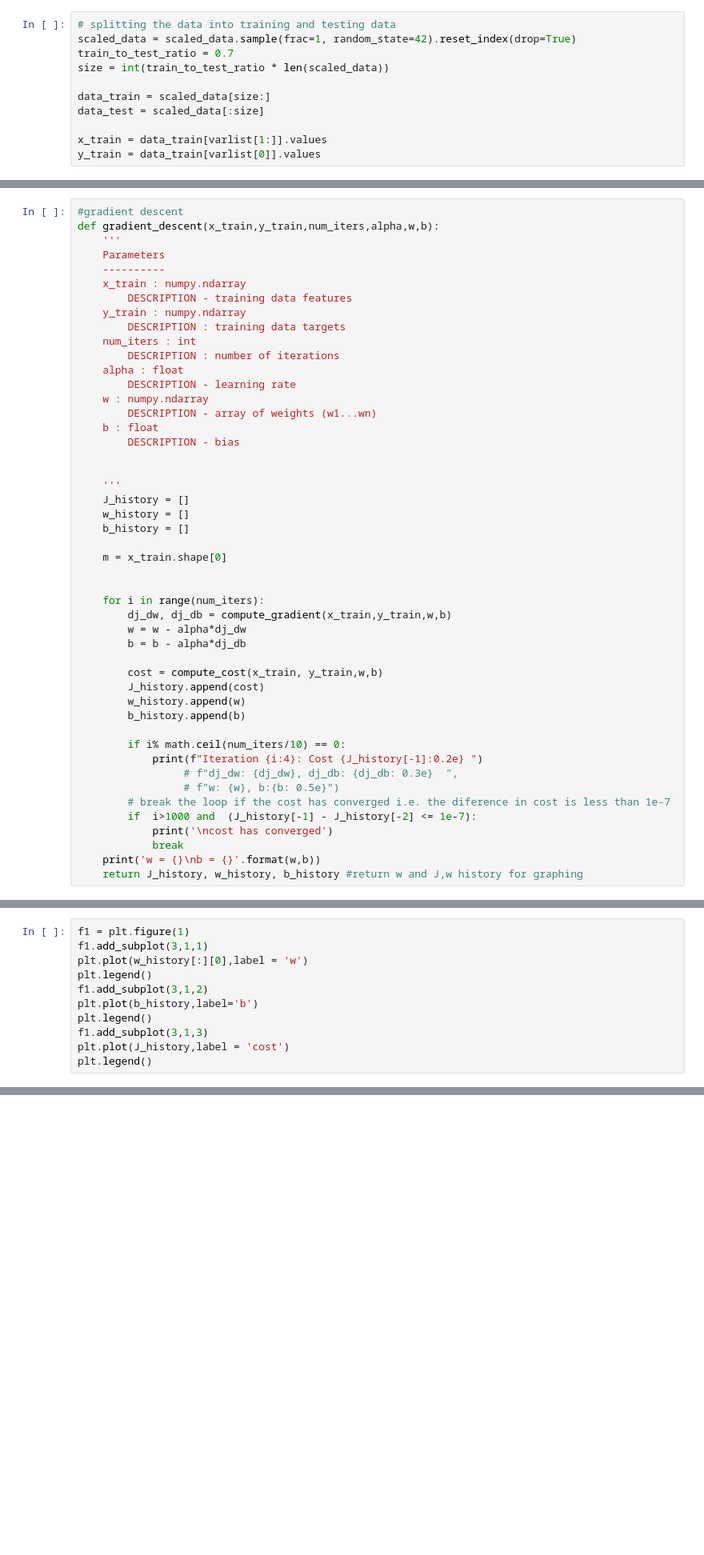
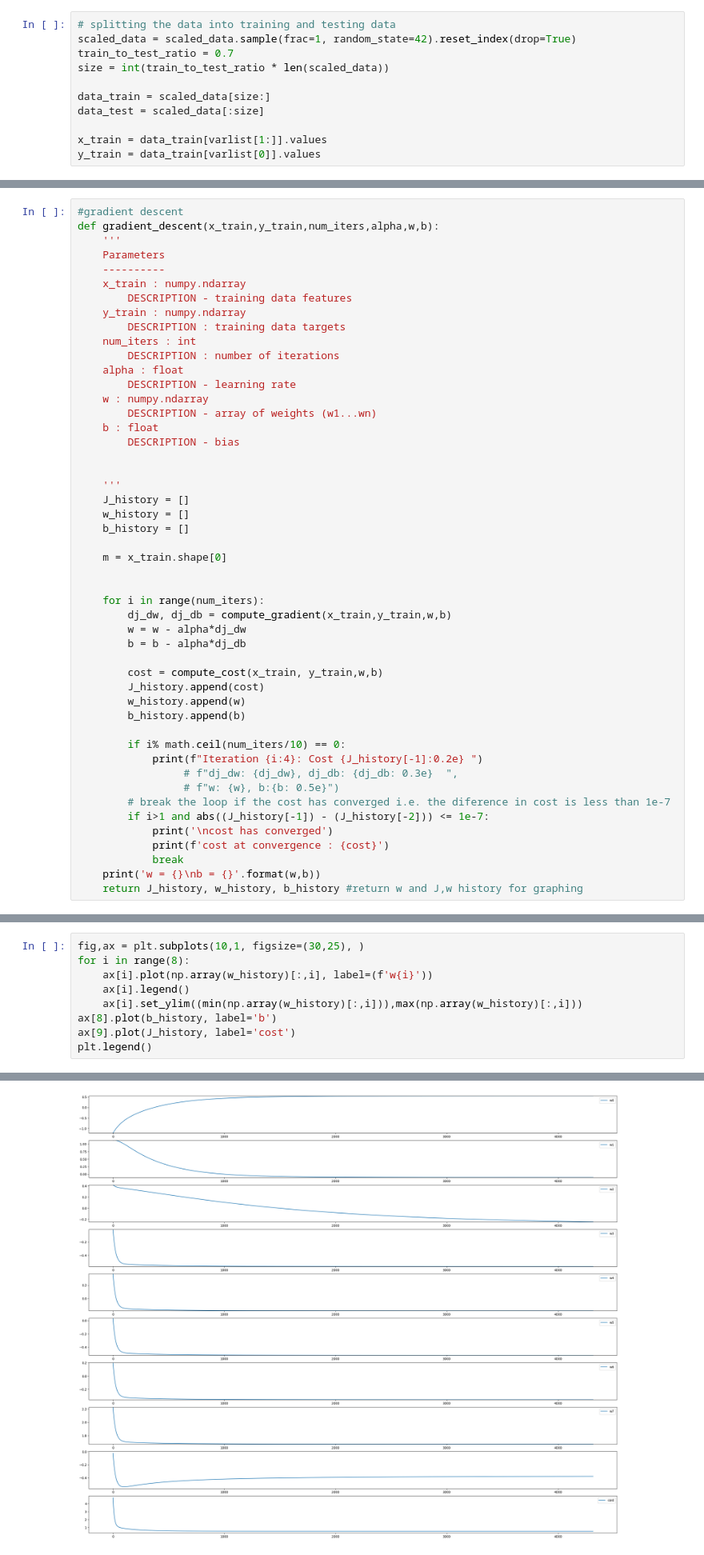
Before and after one commit to umangtyagi/machine_learning_specialization, a Jupyter notebook: linear_regression/univariate_multiple_linear_regression.ipynb, the cells around one changed output, grey strips where cells are left out. Shown at 80% size. Cells and saved outputs as stored; diff of their text form; blank space fills up the shorter version.

Commit message:
cost converged

```diff
--- a/linear_regression/univariate_multiple_linear_regression.ipynb
+++ b/linear_regression/univariate_multiple_linear_regression.ipynb
@@ -213,8 +251,9 @@ def gradient_descent(x_train,y_train,num_iters,alpha,w,b):
                  # f"dj_dw: {dj_dw}, dj_db: {dj_db: 0.3e}  ",
                  # f"w: {w}, b:{b: 0.5e}")
         # break the loop if the cost has converged i.e. the diference in cost is less than 1e-7
-        if  i>1000 and  (J_history[-1] - J_history[-2] <= 1e-7):
+        if i>1 and abs((J_history[-1]) - (J_history[-2])) <= 1e-7:
             print('\ncost has converged')
+            print(f'cost at convergence : {cost}')
             break
     print('w = {}\nb = {}'.format(w,b))
     return J_history, w_history, b_history #return w and J,w history for graphing
@@ -234,11 +286,10 @@ print(f'time : {time}')
 # %%
-f1 = plt.figure(1)
-f1.add_subplot(3,1,1)
-plt.plot(w_history[:][0],label = 'w')
+fig,ax = plt.subplots(10,1, figsize=(30,25), )
+for i in range(8):
+    ax[i].plot(np.array(w_history)[:,i], label=(f'w{i}'))
+    ax[i].legend()
+    ax[i].set_ylim((min(np.array(w_history)[:,i])),max(np.array(w_history)[:,i]))
+ax[8].plot(b_history, label='b')
+ax[9].plot(J_history, label='cost')
 plt.legend()
-f1.add_subplot(3,1,2)
-plt.plot(b_history,label='b')
-plt.legend()
-f1.add_subplot(3,1,3)
-plt.plot(J_history,label = 'cost')
-plt.legend()
+# %% [output]
@@ -244,0 +297 @@ plt.legend()
+[figure, added]
```
Also changed, not shown: parts of 8 cells of this notebook.
